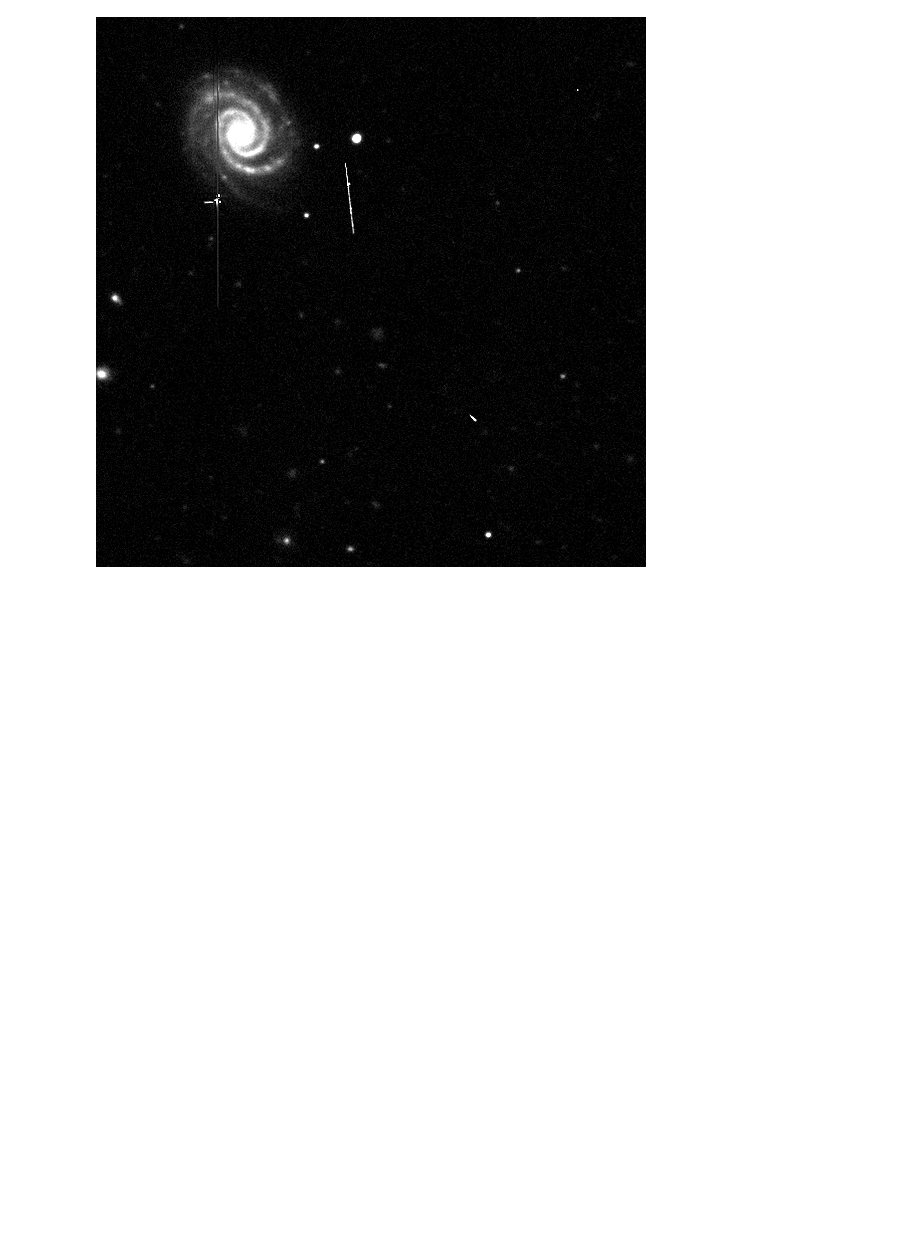
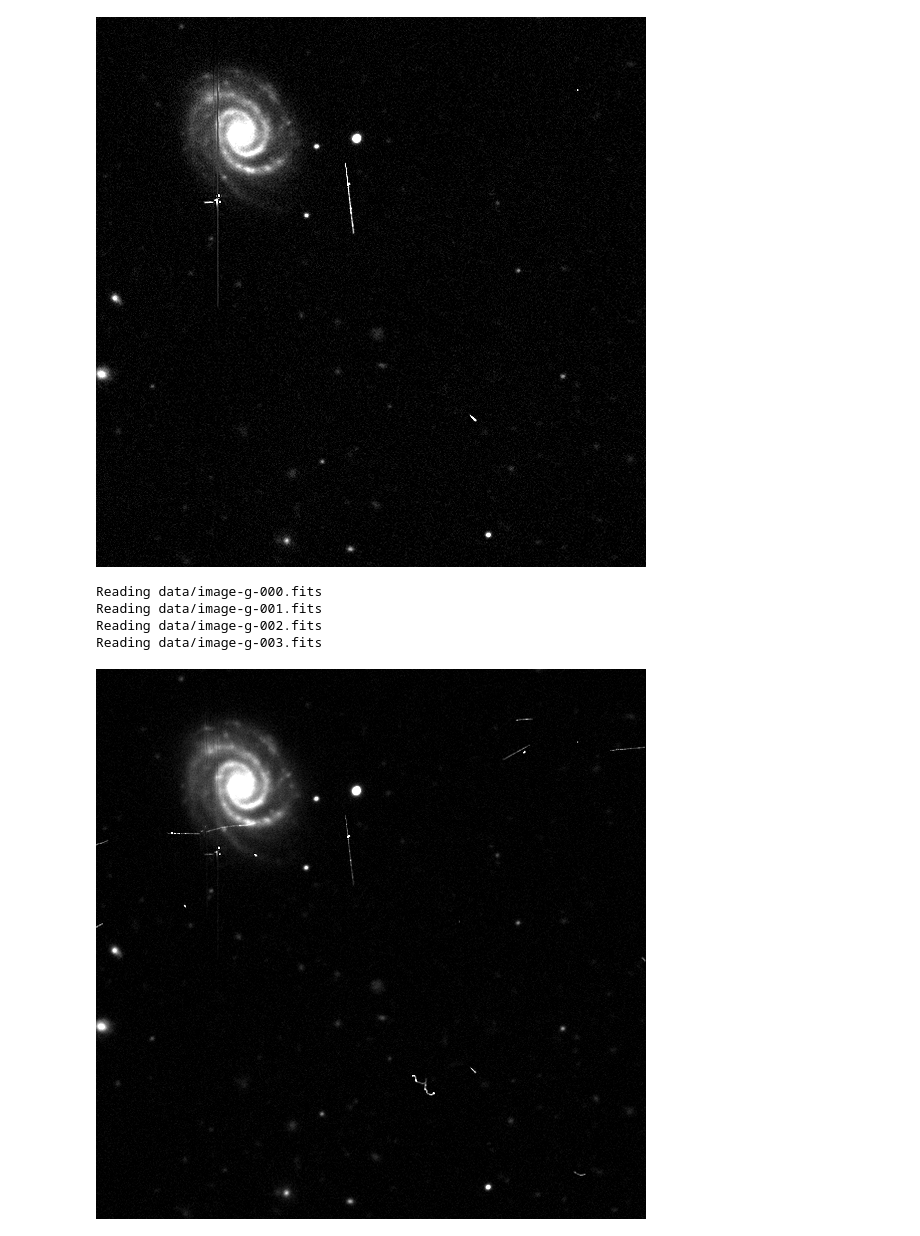
Before and after one commit to PerimeterInstitute/Computational-Physics-Course-Winter-2020, a Jupyter notebook: class-2020-04-01/resampling.ipynb, the cells around one changed output. Cells and saved outputs as stored; diff of their text form; code cells hidden in the pictures; blank space fills up the shorter version.

```diff
--- a/class-2020-04-01/resampling.ipynb
+++ b/class-2020-04-01/resampling.ipynb
@@ -296,0 +299,36 @@ Gray.(10. * coadd)
+# %%
+coadd = zeros((coH, coW))
+coweight = zeros((coH, coW));
+
+for n = 0:3
+    filename = @sprintf("data/image-g-%03i.fits", n)
+    println("Reading ", filename)
+    f = FITS(filename)
+    img = read(f[1]);
+    io = open(filename, "r")
+    hdr_str = String(read(io, 2880))
+    wcs = WCS.from_header(hdr_str, ignore_rejected=true)[1]
+
+    H,W = size(img)
+    # For each pixel of our output image:
+    for oy in 1:coH
+        for ox in 1:coW
+            # Convert output pixel to sky coordinates
+            ra,dec = pix_to_world(target_wcs, [ox+0. , oy+0.])
+            # Convert sky coords back to pixel coordinates in our input image.
+            ix,iy = world_to_pix(wcs, [ra, dec])
+            rpixel = lanczos3_shift_2d(img, ix, iy)
+            coadd[oy,ox] += rpixel
+            coweight[oy,ox] += 1.
+        end
+    end
+end
+# %% [output]
+Reading data/image-g-000.fits
+Reading data/image-g-001.fits
+Reading data/image-g-002.fits
+Reading data/image-g-003.fits
+# %%
+Gray.(10. * coadd ./ coweight)
+# %% [output]
+[figure, added]
```
Also changed, not shown: parts of 4 cells of this notebook, 1 other file.
